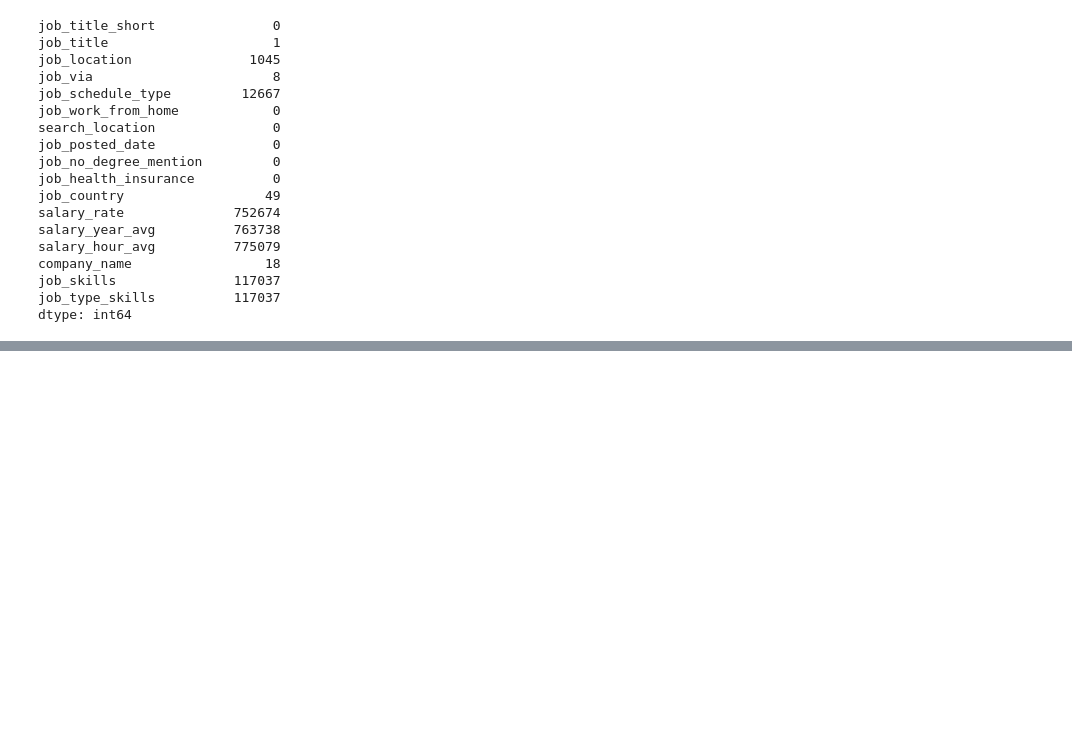
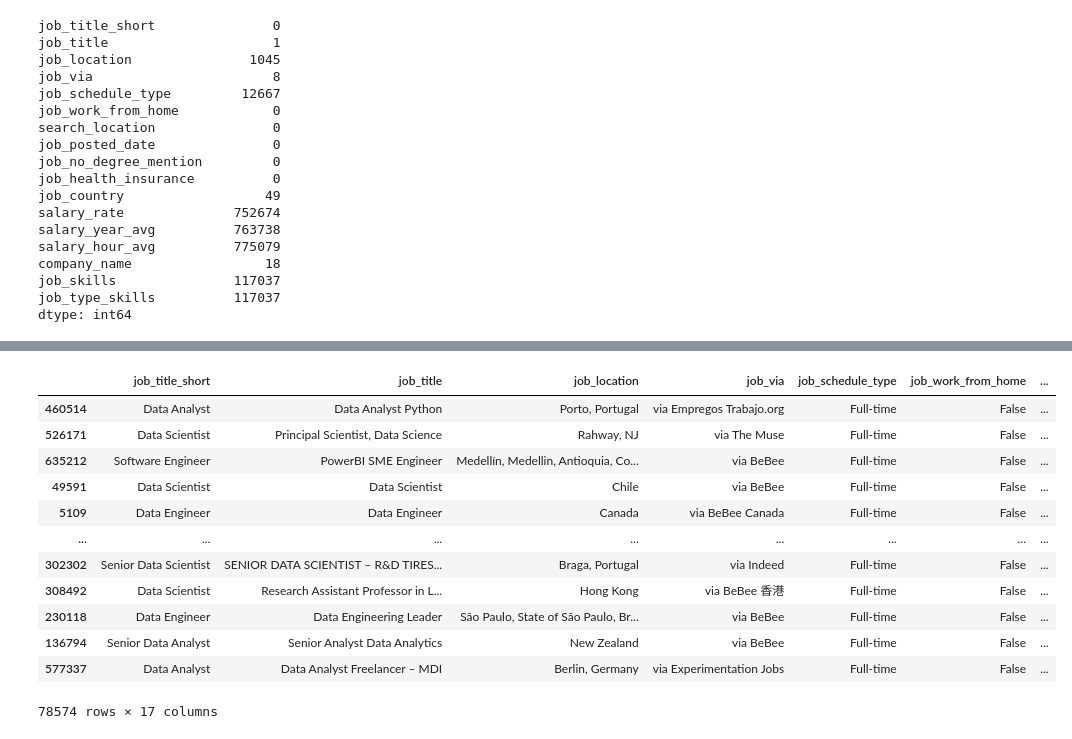
Before and after one commit to y2mulyana/ML-Playground, a Jupyter notebook: Work_In_Progress/Pandas_Exercise_2.ipynb, the cells around one changed output, grey strips where cells are left out. Drawn from its saved outputs; the diff is of its cells as text; code cells hidden in the pictures; blank space fills up the shorter version.

```diff
--- a/Work_In_Progress/Pandas_Exercise_2.ipynb
+++ b/Work_In_Progress/Pandas_Exercise_2.ipynb
@@ -279,0 +370,4 @@ dtype: int64
+# %%
+df_altered = df.copy()
+
+df_altered.loc[:15,'salary_year_avg']
@@ -279,0 +434,4 @@ dtype: int64
+# %%
+# Filling the missing values with the median salary
+df_altered['salary_year_avg'] = df_altered['salary_year_avg'].fillna(df_altered['salary_year_avg'].median())
+df_altered.loc[:5,'salary_year_avg']
@@ -279,0 +467,17 @@ dtype: int64
+# %%
+# Get 10% random rows
+df_altered.sample(frac=0.1, replace=False)
+# %% [output]
+|  | job_title_short | job_title | job_location | job_via | job_schedule_type | job_work_from_home | ... |
+| 460514 | Data Analyst | Data Analyst Python | Porto, Portugal | via Empregos Trabajo.org | Full-time | False | ... |
+| 526171 | Data Scientist | Principal Scientist, Data Science | Rahway, NJ | via The Muse | Full-time | False | ... |
+| 635212 | Software Engineer | PowerBI SME Engineer | Medellín, Medellin, Antioquia, Co... | via BeBee | Full-time | False | ... |
+| 49591 | Data Scientist | Data Scientist | Chile | via BeBee | Full-time | False | ... |
+| 5109 | Data Engineer | Data Engineer | Canada | via BeBee Canada | Full-time | False | ... |
+| ... | ... | ... | ... | ... | ... | ... | ... |
+| 302302 | Senior Data Scientist | SENIOR DATA SCIENTIST – R&D TIRES... | Braga, Portugal | via Indeed | Full-time | False | ... |
+| 308492 | Data Scientist | Research Assistant Professor in L... | Hong Kong | via BeBee 香港 | Full-time | False | ... |
+| 230118 | Data Engineer | Data Engineering Leader | São Paulo, State of São Paulo, Br... | via BeBee | Full-time | False | ... |
+| 136794 | Senior Data Analyst | Senior Analyst Data Analytics | New Zealand | via BeBee | Full-time | False | ... |
+| 577337 | Data Analyst | Data Analyst Freelancer – MDI | Berlin, Germany | via Experimentation Jobs | Full-time | False | ... |
+78574 rows × 17 columns
```
Also changed, not shown: parts of 24 cells of this notebook, 2 other files.
